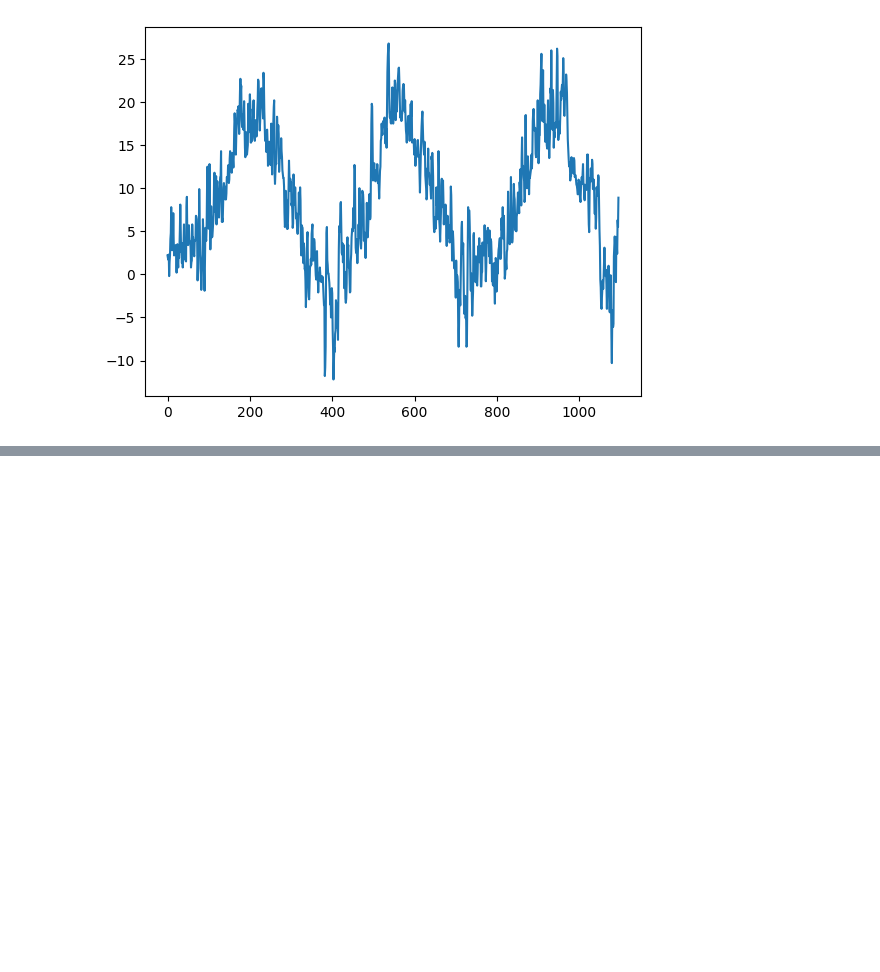
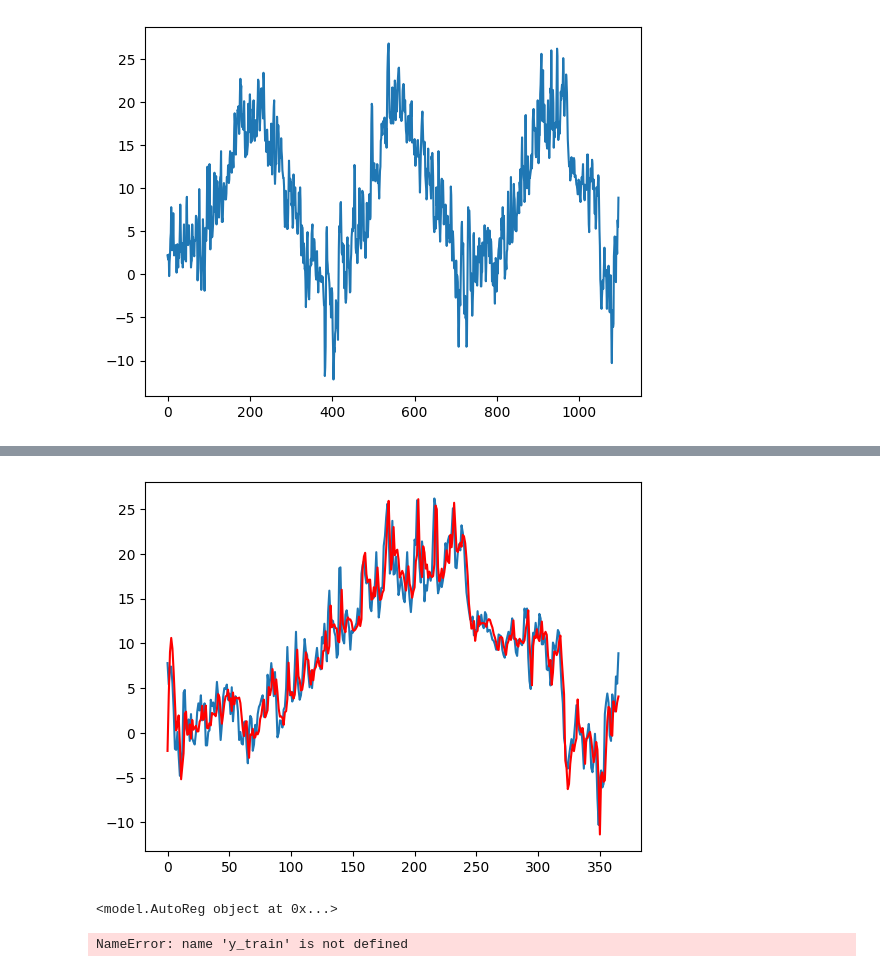
Before and after one commit to mikitomi21/Weather_Prediction, a Jupyter notebook: presentation.ipynb, the cells around one changed output, grey strips where cells are left out. Drawn from its saved outputs; the diff is of its cells as text; code cells hidden in the pictures; blank space fills up the shorter version.

```diff
--- a/presentation.ipynb
+++ b/presentation.ipynb
@@ -35,0 +66,37 @@ print(model)
+# %%
+data = get_data()
+
+train_data, test_data = split_data_asc(data)
+
+x_train = train_data["Avg_Temp_Pre_Day"].to_numpy()
+y_train = train_data["Avg_Temp"].to_numpy()
+
+x_test = test_data["Avg_Temp_Pre_Day"].to_numpy()
+y_test = test_data["Avg_Temp"].to_numpy()
+# %%
+linear = AutoReg(10)
+y_pred = []
+x_test_temp = x_test.copy()
+y_test_temp = y_test.copy()
+
+for i in range(366):
+    linear.fit(x_train[-linear.get_lag():], y_train[-linear.get_lag():])
+    y_pred.append(linear.predict(x_test_temp[0]))
+    x_train = np.append(x_train, x_test_temp[0])
+    y_train = np.append(y_train, y_test_temp[0])
+    x_test_temp = np.delete(x_test_temp, 0)
+    y_test_temp = np.delete(y_test_temp, 0)
+# %%
+x = np.arange(366)
+plt.plot(x, y_test)
+plt.plot(x, y_pred, color="red")
+plt.show()
+# %% [output]
+[figure, added]
+# %%
+print(linear)
+print("MSE: ", linear.mse(x_test, y_test, y_pred))
+print("MAE: ", linear.mae(x_test, y_test, y_pred))
+# %% [output]
+<model.AutoReg object at 0x...>
+NameError: name 'y_train' is not defined
```
Also changed, not shown: parts of 9 cells of this notebook, 3 other files.
